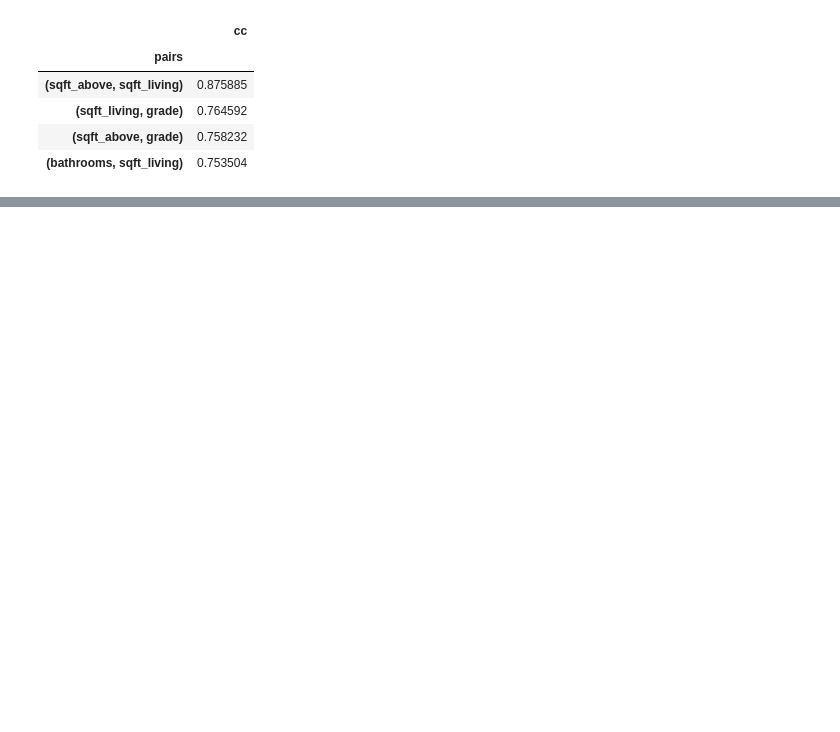
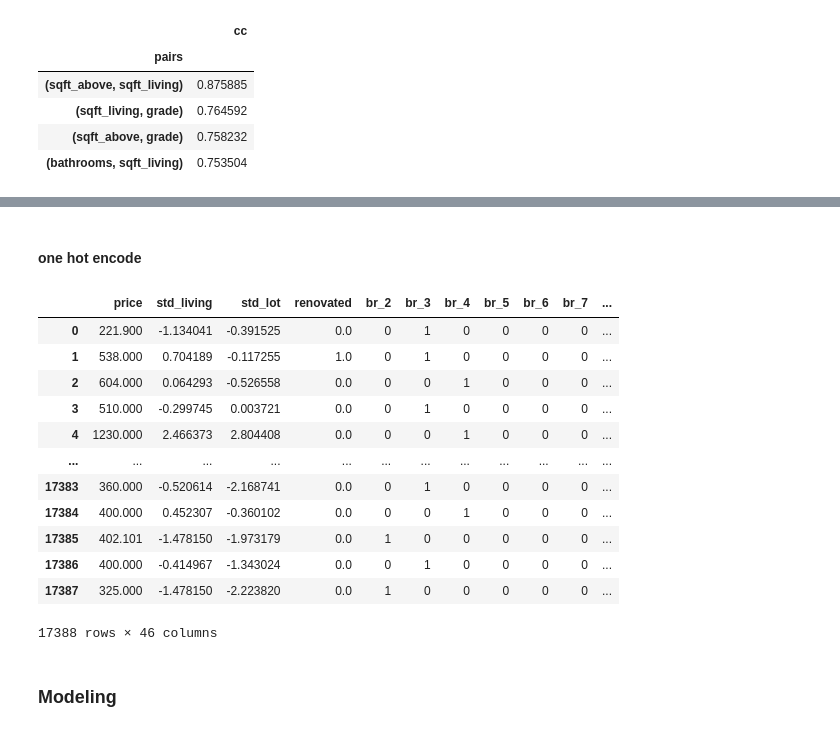
Before and after one commit to wong-ricky/House-Price, a Jupyter notebook: House Price.ipynb, the cells around one changed output, grey strips where cells are left out. Cells and saved outputs as stored; diff of their text form; code cells hidden in the pictures; blank space fills up the shorter version.

Commit message:
model

```diff
--- a/House Price.ipynb
+++ b/House Price.ipynb
@@ -287,0 +273,3 @@ for xcol, ax in zip(noncatagorical, axes.flatten()):
+# %%
+clean_house_data_df2 = pd.concat([clean_house_data_df['price'], standard_df, clean_house_data_df['renovated']], axis=1)
+clean_house_data_df2
@@ -287,0 +290,39 @@ for xcol, ax in zip(noncatagorical, axes.flatten()):
+# %% [markdown]
+#### one hot encode
+# %%
+# categorise yr_built in 5yr increments
+def categorise_yr(yr):
+    yr_mod = yr % 10
+    if yr_mod > 0 and yr_mod < 5:
+        yr -= yr_mod
+    elif yr_mod > 5 and yr_mod < 10:
+        yr -= yr_mod - 5
+    return yr
+
+clean_house_data_df['yr_cat'] = clean_house_data_df['yr_built'].map(categorise_yr)
+# %%
+# dummy variable
+br_dum = pd.get_dummies(clean_house_data_df['bedrooms'], prefix='br', drop_first=True)
+fl_dum = pd.get_dummies(clean_house_data_df['floors'], prefix='fl', drop_first=True)
+cond_dum = pd.get_dummies(clean_house_data_df['condition'], prefix='cond', drop_first=True)
+yb_dum = pd.get_dummies(clean_house_data_df['yr_cat'], prefix='yr_built', drop_first=True)
+
+#add dummy variables
+clean_house_data_df3 = pd.concat([clean_house_data_df2, br_dum, fl_dum, cond_dum, yb_dum], axis=1)
+clean_house_data_df3
+# %% [output]
+|  | price | std_living | std_lot | renovated | br_2 | br_3 | br_4 | br_5 | br_6 | br_7 | ... |
+| 0 | 221.900 | -1.134041 | -0.391525 | 0.0 | 0 | 1 | 0 | 0 | 0 | 0 | ... |
+| 1 | 538.000 | 0.704189 | -0.117255 | 1.0 | 0 | 1 | 0 | 0 | 0 | 0 | ... |
+| 2 | 604.000 | 0.064293 | -0.526558 | 0.0 | 0 | 0 | 1 | 0 | 0 | 0 | ... |
+| 3 | 510.000 | -0.299745 | 0.003721 | 0.0 | 0 | 1 | 0 | 0 | 0 | 0 | ... |
+| 4 | 1230.000 | 2.466373 | 2.804408 | 0.0 | 0 | 0 | 1 | 0 | 0 | 0 | ... |
+| ... | ... | ... | ... | ... | ... | ... | ... | ... | ... | ... | ... |
+| 17383 | 360.000 | -0.520614 | -2.168741 | 0.0 | 0 | 1 | 0 | 0 | 0 | 0 | ... |
+| 17384 | 400.000 | 0.452307 | -0.360102 | 0.0 | 0 | 0 | 1 | 0 | 0 | 0 | ... |
+| 17385 | 402.101 | -1.478150 | -1.973179 | 0.0 | 1 | 0 | 0 | 0 | 0 | 0 | ... |
+| 17386 | 400.000 | -0.414967 | -1.343024 | 0.0 | 0 | 1 | 0 | 0 | 0 | 0 | ... |
+| 17387 | 325.000 | -1.478150 | -2.223820 | 0.0 | 1 | 0 | 0 | 0 | 0 | 0 | ... |
+17388 rows × 46 columns
+# %% [markdown]
+### Modeling
```
Also changed, not shown: parts of 20 cells of this notebook.
